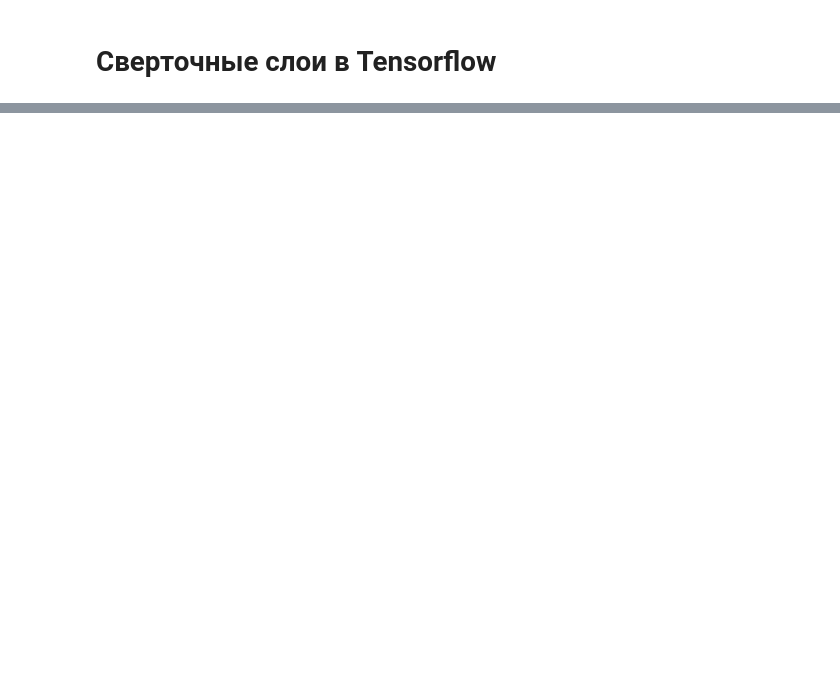
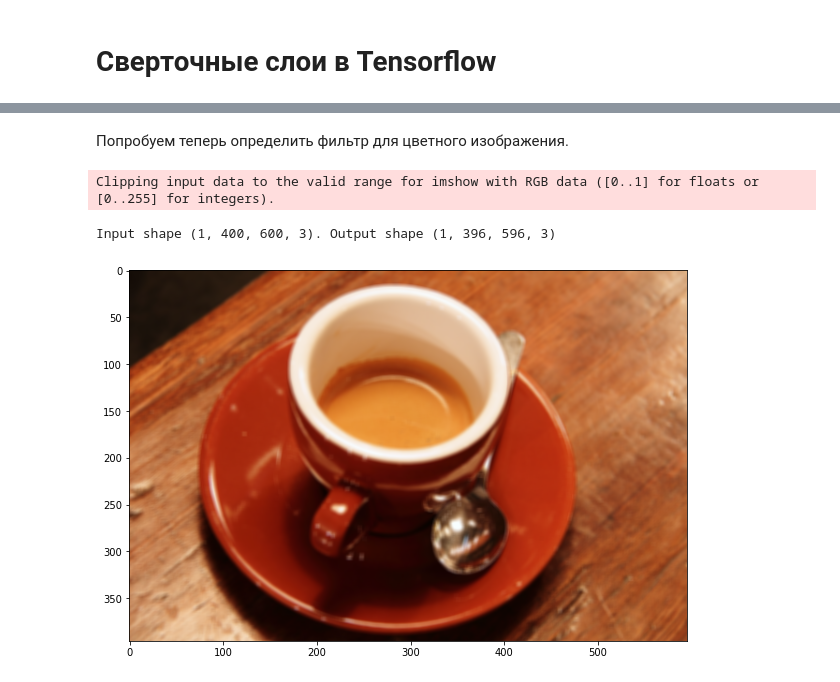
Before and after one commit to adwiza/datascience_skillbox, a Jupyter notebook: 28. NN CV TF 1.ipynb, the cells around one changed output, grey strips where cells are left out. Drawn from its saved outputs; the diff is of its cells as text; code cells hidden in the pictures; blank space fills up the shorter version.

```diff
--- a/28. NN CV TF 1.ipynb
+++ b/28. NN CV TF 1.ipynb
@@ -47,0 +166,19 @@ _ = conv_layer(signal)
+# %% [markdown]
+Попробуем теперь определить фильтр для цветного изображения.
+# %%
+kernel = np.zeros((5, 5, 3, 3))
+
+kernel[:, :, 0, 0] = 1/25. # размытие нулевого канала 0, 0 - означает, что нулевой канал выхода зависит от нулевого канала входа
+                           # [:, :, 1, 0] и [:, :, 2, 0] - остались равными нулю.
+kernel[:, :, 1, 1] = 1/25.
+kernel[:, :, 2, 2] = 1/25.
+conv_layer.set_weights([kernel])
+
+
+plt.figure(figsize=(10, 10))
+plt.imshow(conv_layer(image).numpy()[0])
+print(f'Input shape {image.shape}. Output shape {conv_layer(image).numpy().shape}')
+# %% [output]
+Clipping input data to the valid range for imshow with RGB data ([0..1] for floats or [0..255] for integers).
+Input shape (1, 400, 600, 3). Output shape (1, 396, 596, 3)
+[figure, added]
```
Also changed, not shown: parts of 22 cells of this notebook, 9 other files.
